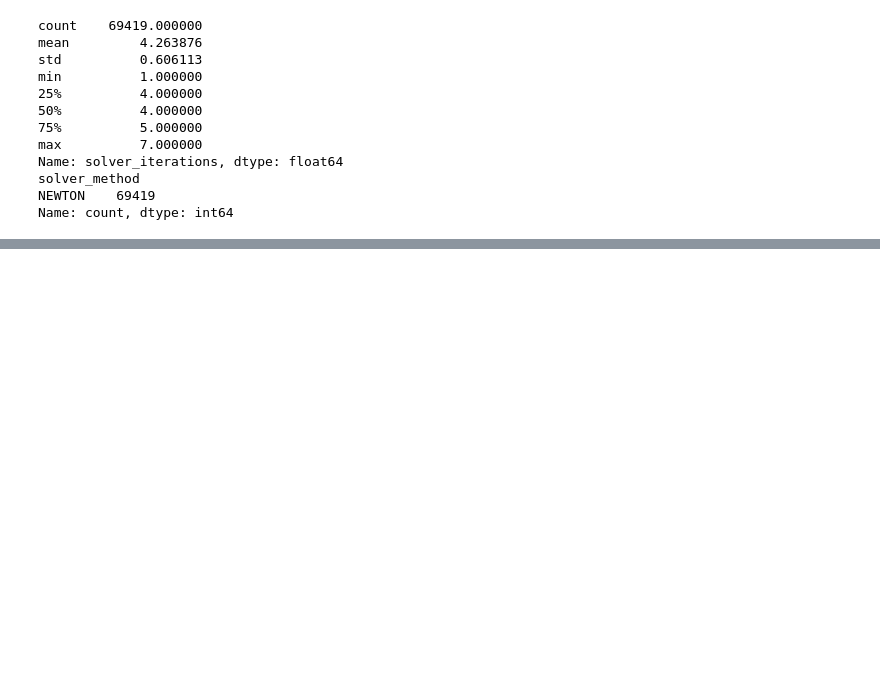
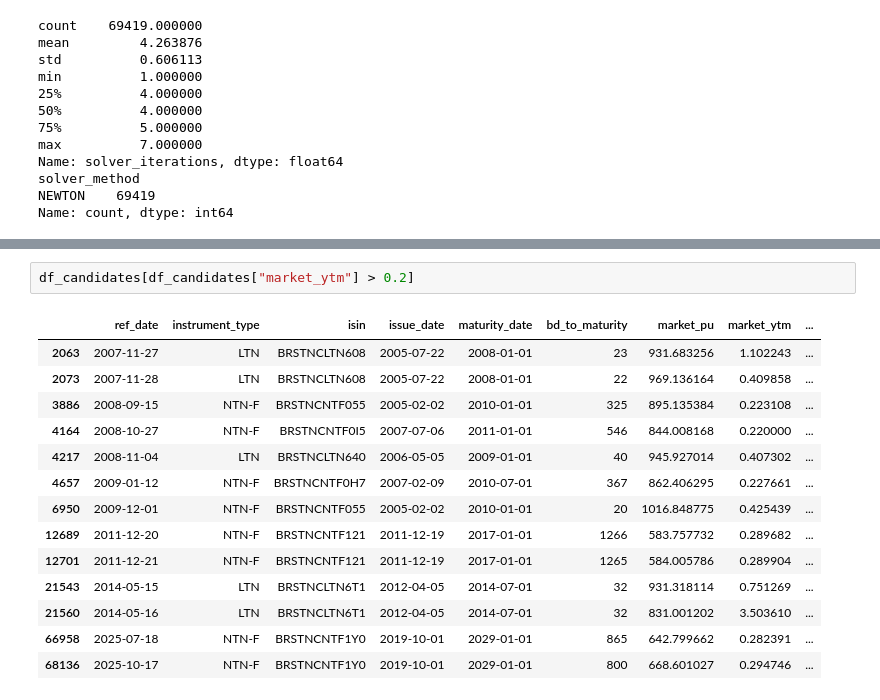
Before and after one commit to JuanRocha01/ML-ETTJ26, a Jupyter notebook: study/mart_tratement.ipynb, the cells around one changed output, grey strips where cells are left out. Cells and saved outputs as stored; diff of their text form; blank space fills up the shorter version.

```diff
--- a/study/mart_tratement.ipynb
+++ b/study/mart_tratement.ipynb
@@ -141,0 +189,17 @@ df_candidates[df_candidates["solver_method"] != "NEWTON"]
+# %%
+df_candidates[df_candidates["market_ytm"] > 0.2]
+# %% [output]
+|  | ref_date | instrument_type | isin | issue_date | maturity_date | bd_to_maturity | market_pu | market_ytm | ... |
+| 2063 | 2007-11-27 | LTN | BRSTNCLTN608 | 2005-07-22 | 2008-01-01 | 23 | 931.683256 | 1.102243 | ... |
+| 2073 | 2007-11-28 | LTN | BRSTNCLTN608 | 2005-07-22 | 2008-01-01 | 22 | 969.136164 | 0.409858 | ... |
+| 3886 | 2008-09-15 | NTN-F | BRSTNCNTF055 | 2005-02-02 | 2010-01-01 | 325 | 895.135384 | 0.223108 | ... |
+| 4164 | 2008-10-27 | NTN-F | BRSTNCNTF0I5 | 2007-07-06 | 2011-01-01 | 546 | 844.008168 | 0.220000 | ... |
+| 4217 | 2008-11-04 | LTN | BRSTNCLTN640 | 2006-05-05 | 2009-01-01 | 40 | 945.927014 | 0.407302 | ... |
+| 4657 | 2009-01-12 | NTN-F | BRSTNCNTF0H7 | 2007-02-09 | 2010-07-01 | 367 | 862.406295 | 0.227661 | ... |
+| 6950 | 2009-12-01 | NTN-F | BRSTNCNTF055 | 2005-02-02 | 2010-01-01 | 20 | 1016.848775 | 0.425439 | ... |
+| 12689 | 2011-12-20 | NTN-F | BRSTNCNTF121 | 2011-12-19 | 2017-01-01 | 1266 | 583.757732 | 0.289682 | ... |
+| 12701 | 2011-12-21 | NTN-F | BRSTNCNTF121 | 2011-12-19 | 2017-01-01 | 1265 | 584.005786 | 0.289904 | ... |
+| 21543 | 2014-05-15 | LTN | BRSTNCLTN6T1 | 2012-04-05 | 2014-07-01 | 32 | 931.318114 | 0.751269 | ... |
+| 21560 | 2014-05-16 | LTN | BRSTNCLTN6T1 | 2012-04-05 | 2014-07-01 | 32 | 831.001202 | 3.503610 | ... |
+| 66958 | 2025-07-18 | NTN-F | BRSTNCNTF1Y0 | 2019-10-01 | 2029-01-01 | 865 | 642.799662 | 0.282391 | ... |
+| 68136 | 2025-10-17 | NTN-F | BRSTNCNTF1Y0 | 2019-10-01 | 2029-01-01 | 800 | 668.601027 | 0.294746 | ... |
```
Also changed, not shown: parts of 11 cells of this notebook, 4 other files.
